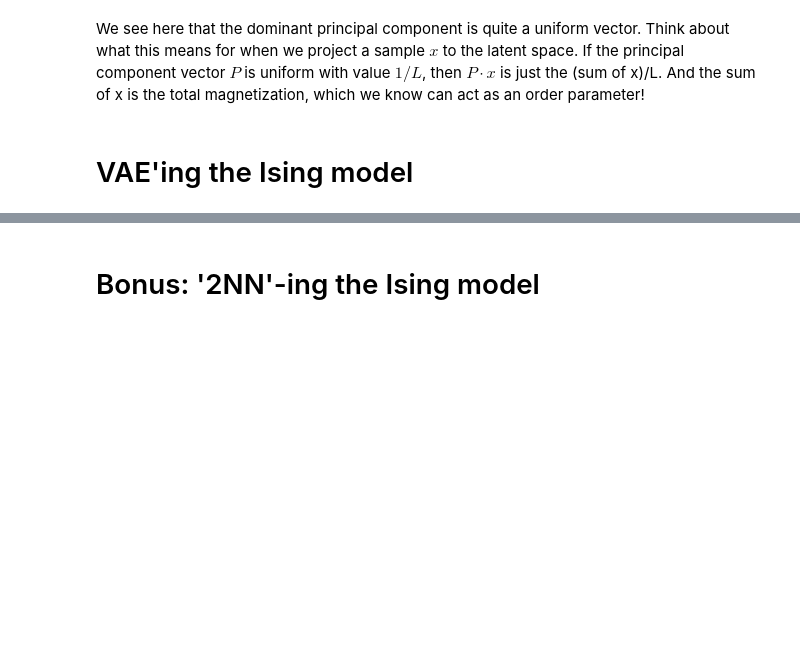
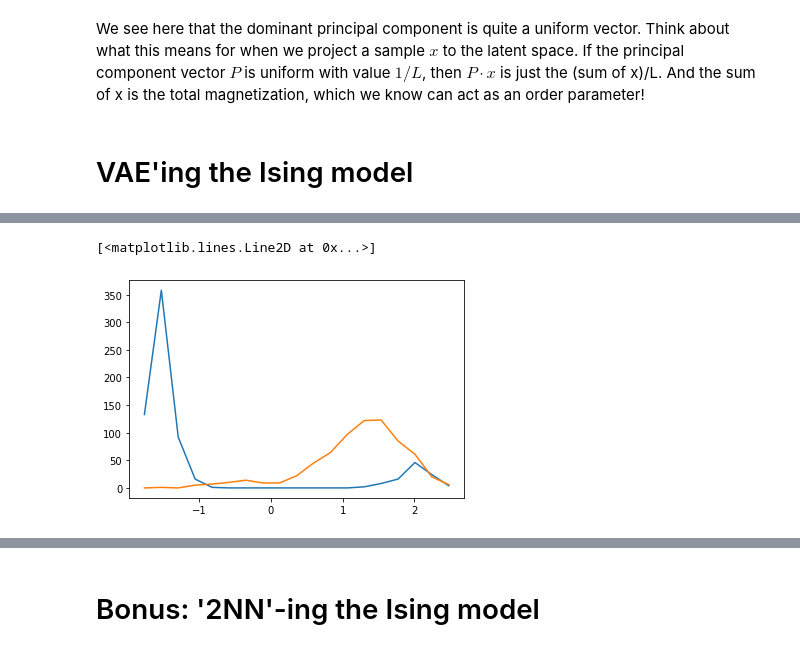
Before and after one commit to CRC183-summer-school/school_2021, a Jupyter notebook: notebooks/EvN_Lecture_2.ipynb, the cells around one changed output, grey strips where cells are left out. Cells and saved outputs as stored; diff of their text form; code cells hidden in the pictures; blank space fills up the shorter version.

```diff
--- a/notebooks/EvN_Lecture_2.ipynb
+++ b/notebooks/EvN_Lecture_2.ipynb
@@ -233,0 +336,11 @@ NameError: name 'train_x' is not defined
+# %%
+below_tc = np.array([mean[i,0] for i in range(len(mean)) if temperatures[i] < 2.27 ])
+above_tc = np.array([mean[i,0] for i in range(len(mean)) if temperatures[i] >= 2.27 ])
+
+b, bins = np.histogram(below_tc, bins=np.linspace(np.min(mean), np.max(mean), 20))
+plt.plot(bins[:-1],b)
+b, bins = np.histogram(above_tc, bins=np.linspace(np.min(mean), np.max(mean), 20))
+plt.plot(bins[:-1],b)
+# %% [output]
+[<matplotlib.lines.Line2D at 0x...>]
+[figure, added]
```
Also changed, not shown: parts of 17 cells of this notebook, 1 other file.
